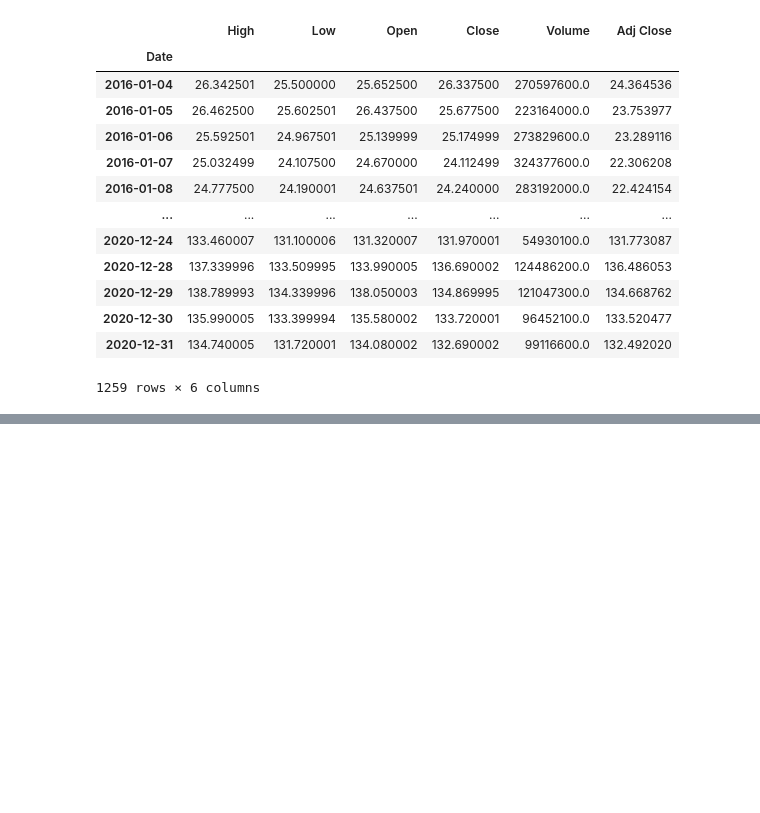
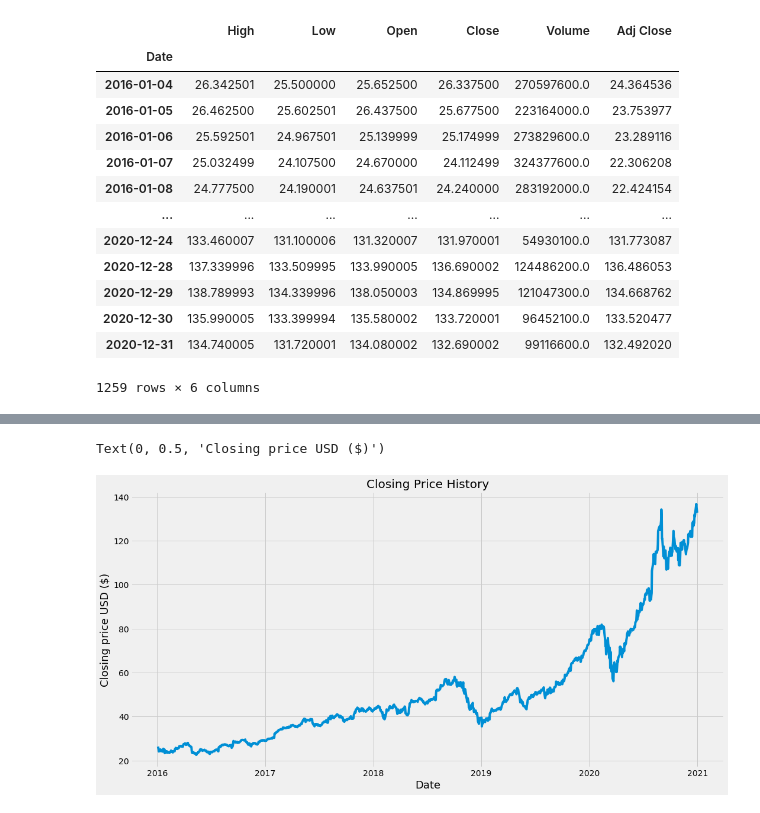
Before and after one commit to slamec/Stock-price-predictor, a Jupyter notebook: Stock_predictor_youtube_ML.ipynb, the cells around one changed output, grey strips where cells are left out. Drawn from its saved outputs; the diff is of its cells as text; code cells hidden in the pictures; blank space fills up the shorter version.

Commit message:
plot

```diff
--- a/Stock_predictor_youtube_ML.ipynb
+++ b/Stock_predictor_youtube_ML.ipynb
@@ -53,0 +38,10 @@ Date
+# %%
+#vizualize the closing price history
+plt.figure(figsize=(16, 8))
+plt.title("Closing Price History")
+plt.plot(df["Close"])
+plt.xlabel("Date", fontsize = 18)
+plt.ylabel("Closing price USD ($)", fontsize = 18)
+# %% [output]
+Text(0, 0.5, 'Closing price USD ($)')
+[figure, added]
```
Also changed, not shown: parts of 2 cells of this notebook.
